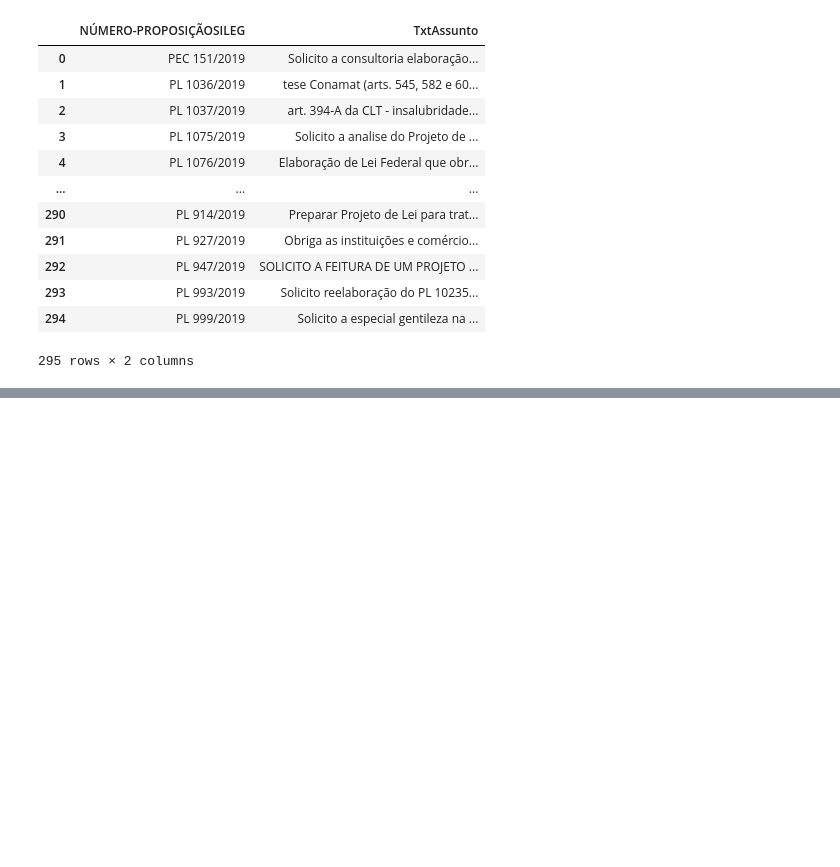
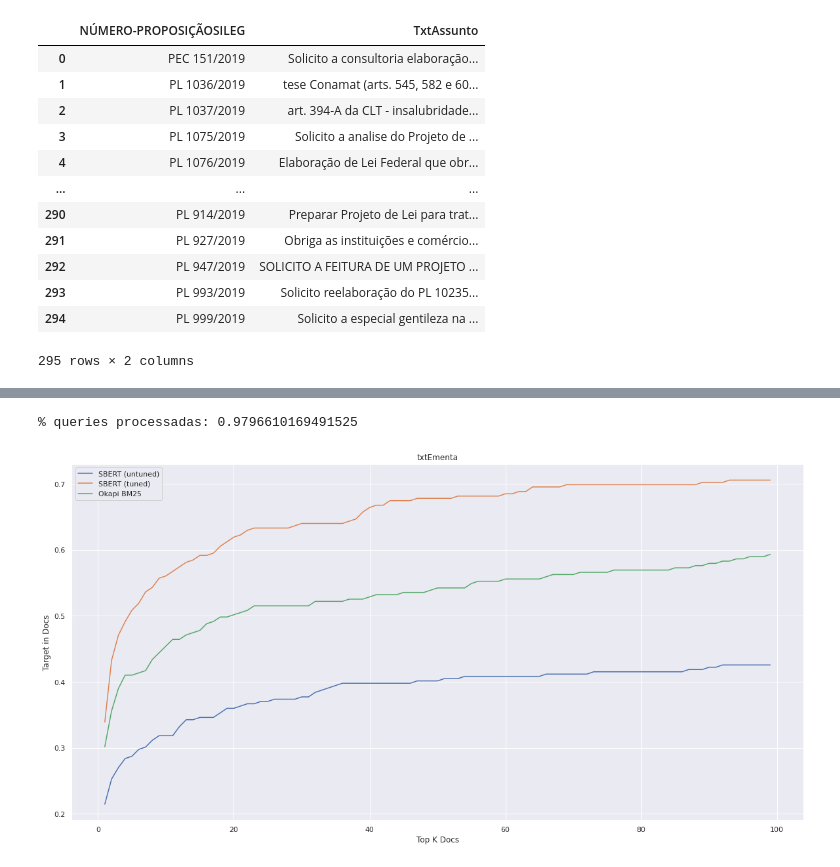
Before and after one commit to Convenio-Camara-dos-Deputados/Portuguese-SBERT, a Jupyter notebook: notebook/sbert.ipynb, the cells around one changed output, grey strips where cells are left out. Drawn from its saved outputs; the diff is of its cells as text; code cells hidden in the pictures; blank space fills up the shorter version.

Commit message:
Adding SBERT tuning

```diff
--- a/notebook/sbert.ipynb
+++ b/notebook/sbert.ipynb
@@ -78 +60,4 @@ queries = df_assunto["TxtAssunto"].to_numpy()
+# %%
+def get_name(df, doc, in_field="content", out_field = "name"):
+    return str(df[df[in_field]==doc][out_field].to_numpy()[0]).strip()
 # %%
@@ -91,0 +93,45 @@ NameError: name 'corpus_embeddings' is not defined
+# %%
+print(f"% queries processadas: {len(res_vector_untuned)/len(queries)}")
+# %% [output]
+% queries processadas: 0.9796610169491525
+# %%
+res_v_untuned = list()
+for k in range(top_k):
+    results = list()
+    for target, docs in res_vector_untuned:
+        if (target in docs[:k]):
+            results.append(1)
+        else:
+            results.append(0)
+    res_v_untuned.append(sum(results)/len(results))
+# %%
+res_v_tuned = list()
+for k in range(top_k):
+    results = list()
+    for target, docs in res_vector_tuned:
+        if (target in docs[:k]):
+            results.append(1)
+        else:
+            results.append(0)
+    res_v_tuned.append(sum(results)/len(results))
+# %%
+with open("bm25.npy", "rb") as f:
+    bm25 = np.load(f)
+# %%
+import matplotlib.pyplot as plt
+import seaborn as sns
+sns.set()
+
+plt.figure(figsize=(20,10))
+plt.plot(np.arange(1,100), res_v_untuned[1:], label="SBERT (untuned)")
+plt.plot(np.arange(1,100), res_v_tuned[1:], label="SBERT (tuned)")
+plt.plot(np.arange(1,100), bm25, label="Okapi BM25")
+
+plt.title("txtEmenta")
+plt.legend()
+plt.xlabel("Top K Docs")
+plt.ylabel("Target in Docs")
+
+plt.show()
+# %% [output]
+[figure, added]
```
Also changed, not shown: parts of 10 cells of this notebook, 6 other files.
